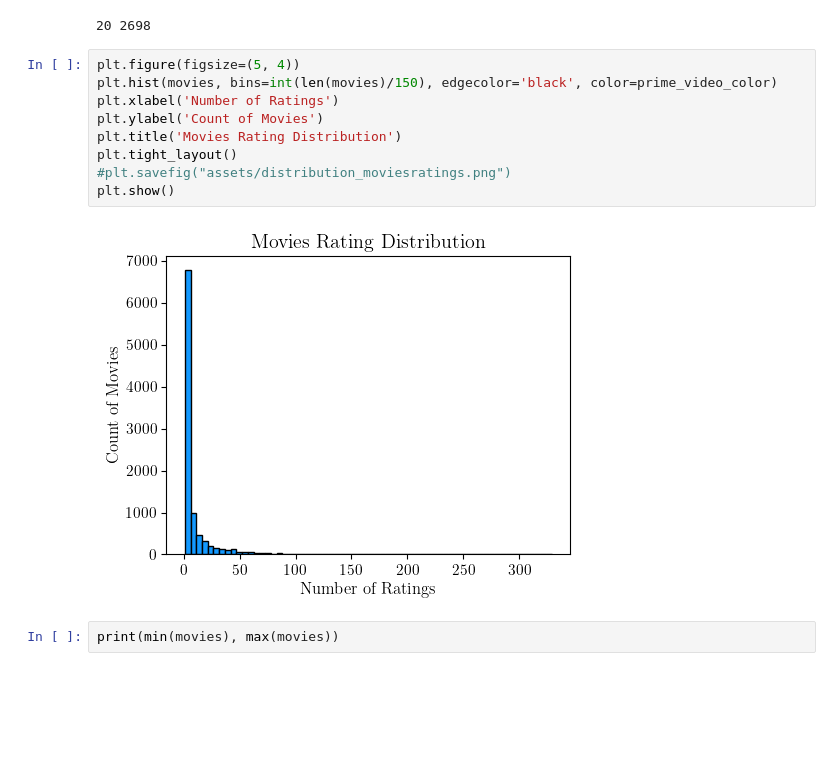
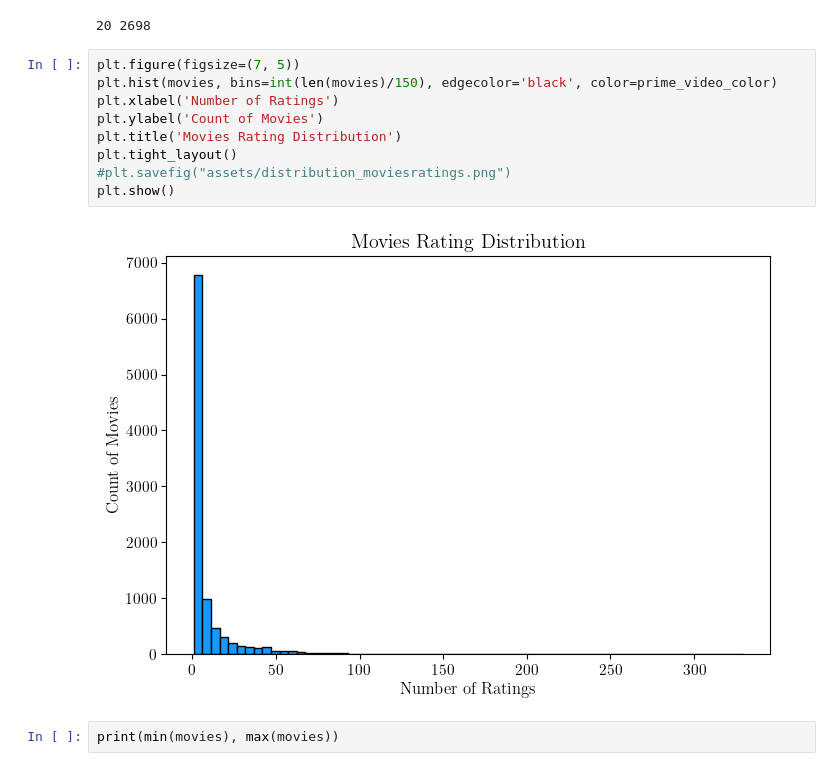
Before and after one commit to jepe06/Project2--Recommender-System, a Jupyter notebook: 02 data_vis.ipynb, the cells around one changed output. Cells and saved outputs as stored; diff of their text form; blank space fills up the shorter version.

```diff
--- a/02 data_vis.ipynb
+++ b/02 data_vis.ipynb
@@ -139,16 +139,16 @@ print(min(users), max(users))
 # %% [output]
 20 2698
 # %%
-plt.figure(figsize=(5, 4))
+plt.figure(figsize=(7, 5))
 plt.hist(movies, bins=int(len(movies)/150), edgecolor='black', color=prime_video_color)
 plt.xlabel('Number of Ratings')
 plt.ylabel('Count of Movies')
 plt.title('Movies Rating Distribution')
 plt.tight_layout()
 #plt.savefig("assets/distribution_moviesratings.png")
 plt.show()
 # %% [output]
-[figure, old version]
+[figure, new version]
 # %%
 print(min(movies), max(movies))
 # %% [output]
```
Also changed, not shown: parts of 4 cells of this notebook, 20 other files.
